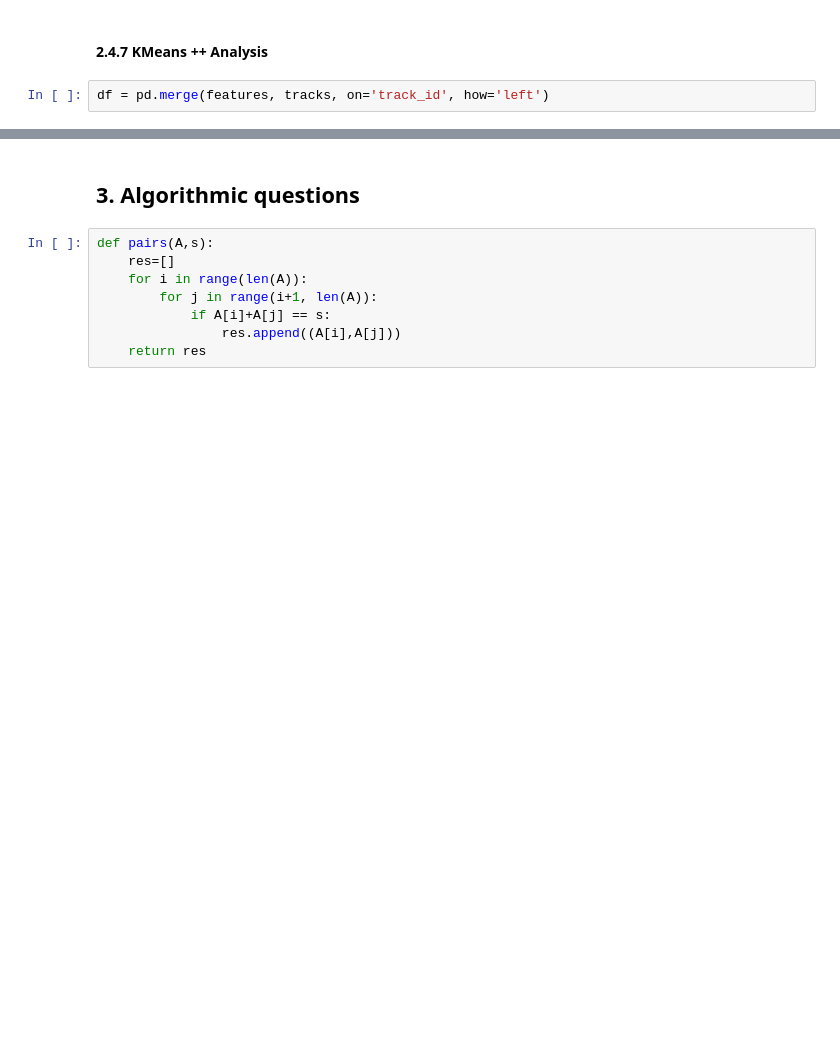
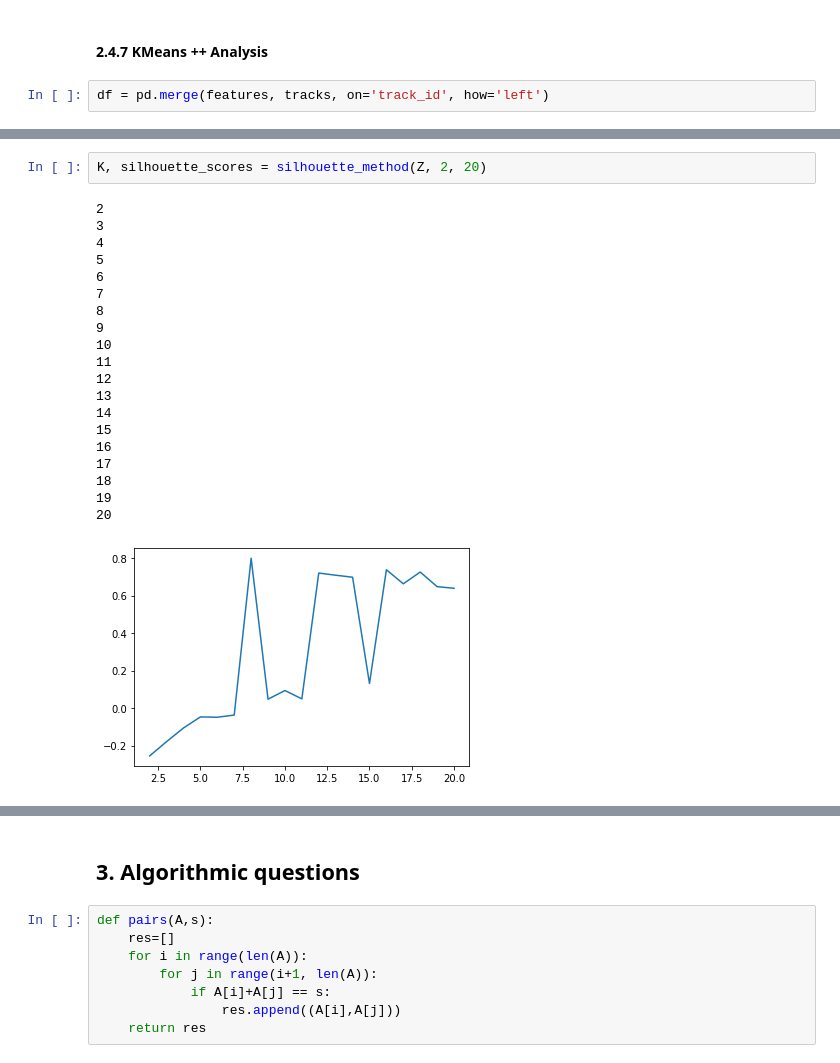
Before and after one commit to pommier1989235/ADM_HW4, a Jupyter notebook: Question_2+Algo_question.ipynb, the cells around one changed output, grey strips where cells are left out. Drawn from its saved outputs; the diff is of its cells as text; blank space fills up the shorter version.

```diff
--- a/Question_2+Algo_question.ipynb
+++ b/Question_2+Algo_question.ipynb
@@ -799,0 +713,23 @@ print(np.cumsum(pca.explained_variance_ratio_))
+# %%
+K, silhouette_scores = silhouette_method(Z, 2, 20)
+# %% [output]
+2
+3
+4
+5
+6
+7
+8
+9
+10
+11
+12
+13
+14
+15
+16
+17
+18
+19
+20
+[figure, added]
```
Also changed, not shown: parts of 60 cells of this notebook.
